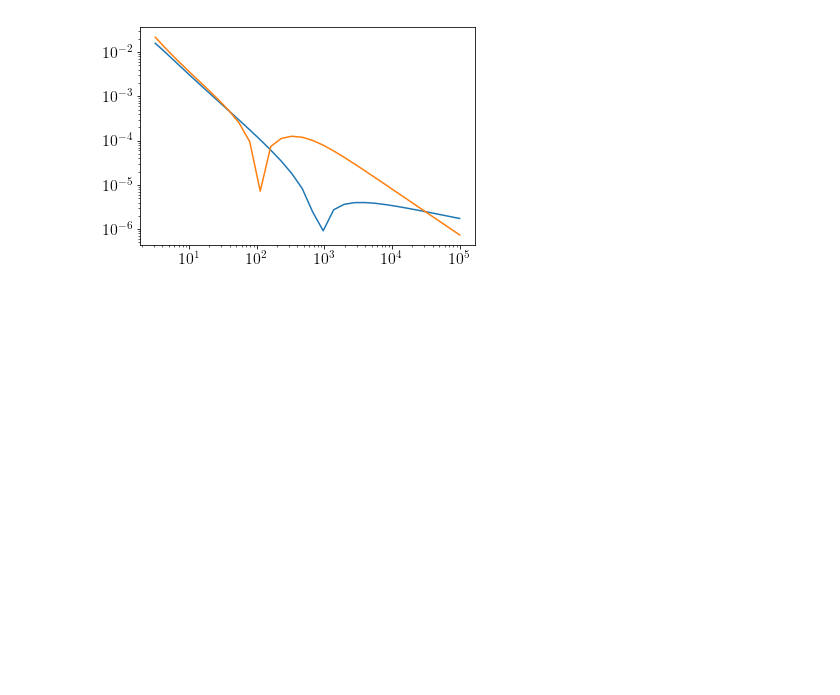
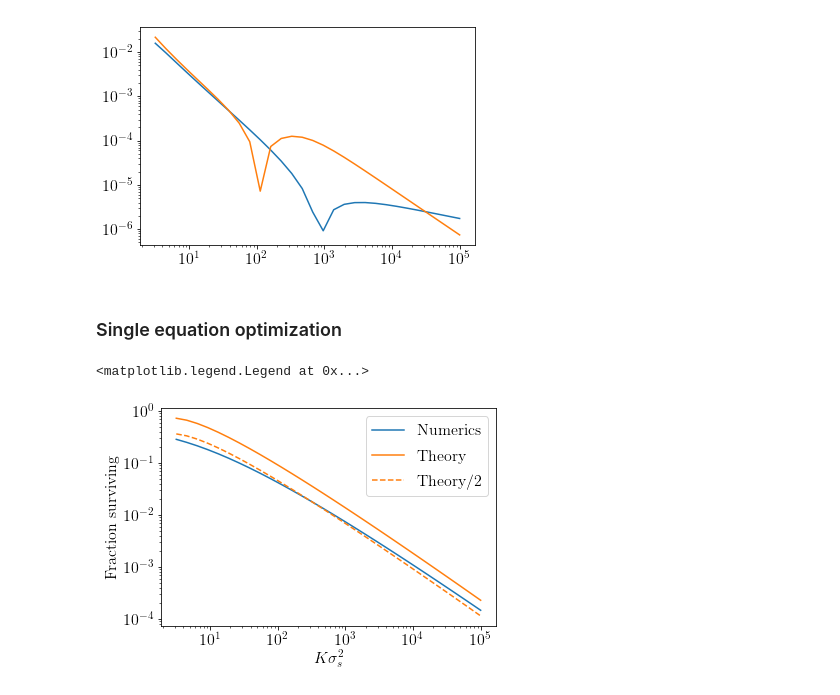
Before and after one commit to eco-theory/Island-eco-figures, a Jupyter notebook: fit_diff_scaling_test_080519.ipynb, the cells around one changed output. Cells and saved outputs as stored; diff of their text form; code cells hidden in the pictures; blank space fills up the shorter version.

```diff
--- a/fit_diff_scaling_test_080519.ipynb
+++ b/fit_diff_scaling_test_080519.ipynb
@@ -282,3 +282,39 @@ plt.plot(var_s_theor,eq_2_vals)
 
 plt.xscale('log')
 plt.yscale('log')
+# %% [markdown]
+### Single equation optimization
+# %%
+# function to optimize
+def single_eq(ups):
+    return F_m(ups,0)-(F_m(ups,1)**2)*var_s_hat-F_m(ups,2)
+# %%
+# solve for upsilon values
+
+var_s_hats = np.logspace(0.5,5,30)
+ups_vec = np.zeros(len(var_s_hats))
+
+for i,var_s_hat in enumerate(var_s_hats):
+    ups_vec[i] = opt.fsolve(single_eq,1.0)
+
+surv_frac = np.array([F_m(ups,0) for ups in ups_vec])
+# %%
+plt.figure()
+plt.plot(var_s_hats,surv_frac,label='Numerics')
+
+# first index > 1
+one_idx = 0
+while var_s_hats[one_idx]<3. and one_idx<len(var_s_hats):
+    one_idx += 1
+
+plt.plot(var_s_hats[one_idx:],2*np.log(var_s_hats[one_idx:])/var_s_hats[one_idx:],label='Theory')
+plt.plot(var_s_hats[one_idx:],np.log(var_s_hats[one_idx:])/var_s_hats[one_idx:],label='Theory/$2$',color="C1",
+        ls='--')
+plt.xscale('log')
+plt.yscale('log')
+plt.xlabel('$K\sigma_{s}^2$')
+plt.ylabel('Fraction surviving')
+plt.legend()
+# %% [output]
+<matplotlib.legend.Legend at 0x...>
+[figure, added]
```
Also changed, not shown: 1 other file.
